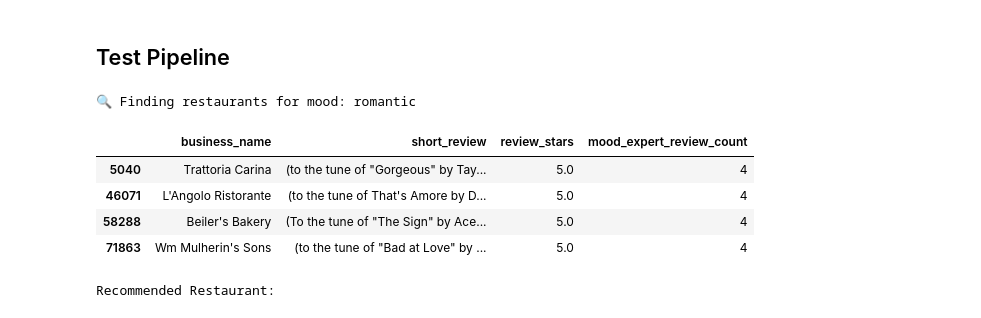
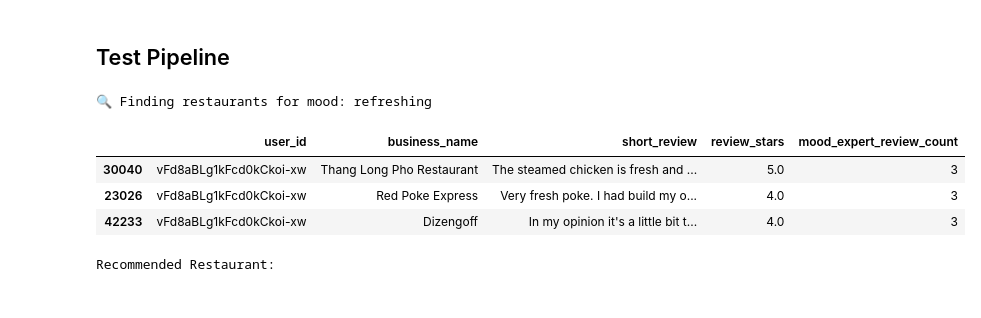
Before and after one commit to tlockhart/project-3, a Jupyter notebook: yelp_review_classification/get_restaurant_recommendation.ipynb, the cells around one changed output. Drawn from its saved outputs; the diff is of its cells as text; code cells hidden in the pictures.

```diff
--- a/yelp_review_classification/get_restaurant_recommendation.ipynb
+++ b/yelp_review_classification/get_restaurant_recommendation.ipynb
@@ -176,6 +176,7 @@ def recommend_restaurant_by_mood_content(df, mood, num_of_recommendations=5):
 
     # Step 7: Display only important fields
     display(mood_expert_reviews[[
+        "user_id",
         "business_name",
         "short_review",
         "review_stars",
@@ -250,16 +251,21 @@ def full_chain_recommendation(df, user_mood):
 ## Test Pipeline
 # %%
 # User Input:
+
 # user_selected_mood = "cozy"
 # user_selected_mood = "indulgent"
-user_selected_mood = "romantic"
+# user_selected_mood = "adventurous"
+# user_selected_mood = "comforting"
+# user_selected_mood = "energizing"
+# user_selected_mood = "romantic"
+# user_selected_mood = "festive"
+user_selected_mood = "refreshing"
 recommendation = full_chain_recommendation(customer_reviews_df, user_selected_mood)
 # %% [output]
-🔍 Finding restaurants for mood: romantic
+🔍 Finding restaurants for mood: refreshing
-|  | business_name | short_review | review_stars | mood_expert_review_count |
-| 5040 | Trattoria Carina | (to the tune of "Gorgeous" by Tay... | 5.0 | 4 |
-| 46071 | L'Angolo Ristorante | (to the tune of That's Amore by D... | 5.0 | 4 |
-| 58288 | Beiler's Bakery | (To the tune of "The Sign" by Ace... | 5.0 | 4 |
-| 71863 | Wm Mulherin's Sons | (to the tune of "Bad at Love" by ... | 5.0 | 4 |
+|  | user_id | business_name | short_review | review_stars | mood_expert_review_count |
+| 30040 | vFd8aBLg1kFcd0kCkoi-xw | Thang Long Pho Restaurant | The steamed chicken is fresh and ... | 5.0 | 3 |
+| 23026 | vFd8aBLg1kFcd0kCkoi-xw | Red Poke Express | Very fresh poke. I had build my o... | 4.0 | 3 |
+| 42233 | vFd8aBLg1kFcd0kCkoi-xw | Dizengoff | In my opinion it's a little bit t... | 4.0 | 3 |
 Recommended Restaurant:
 |  | user_id | business_name | address | city | categories | mood | mood_expert_review_count | review_stars |
```
Also changed, not shown: parts of 1 cell of this notebook, 2 other files.
